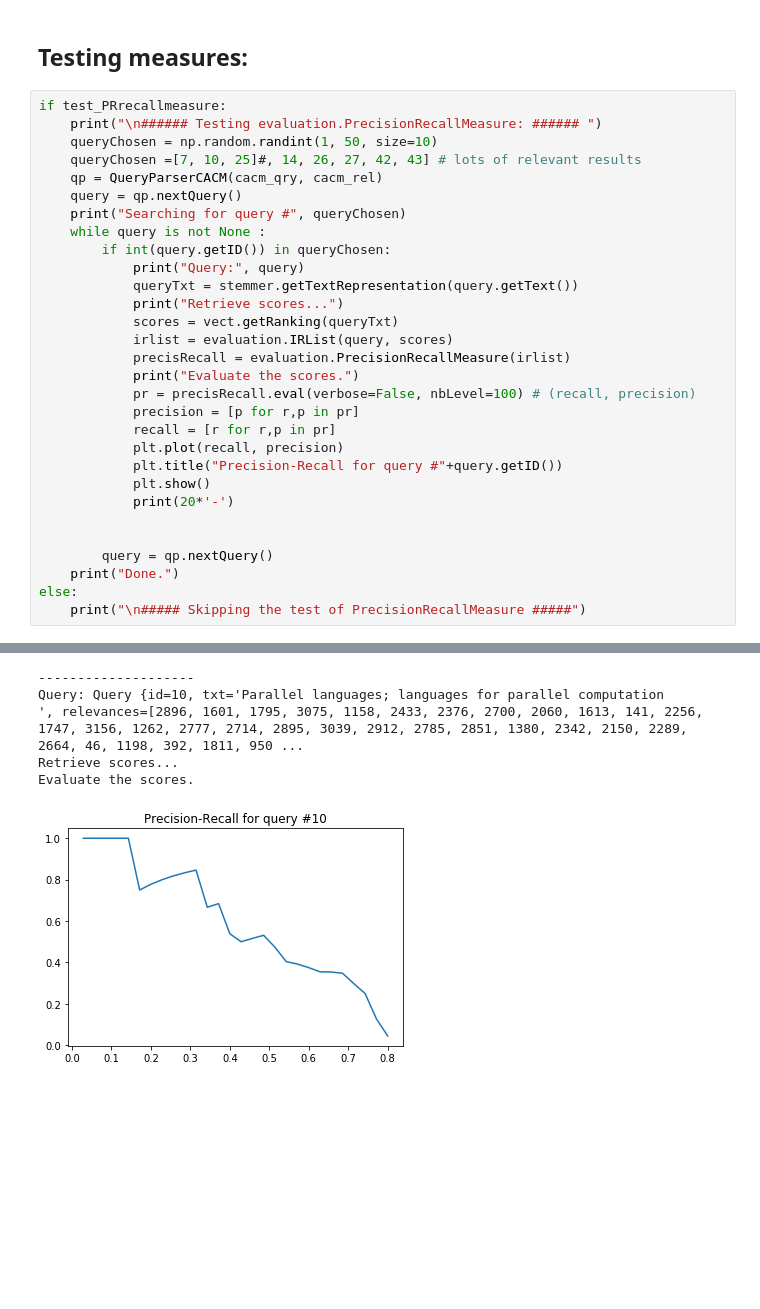
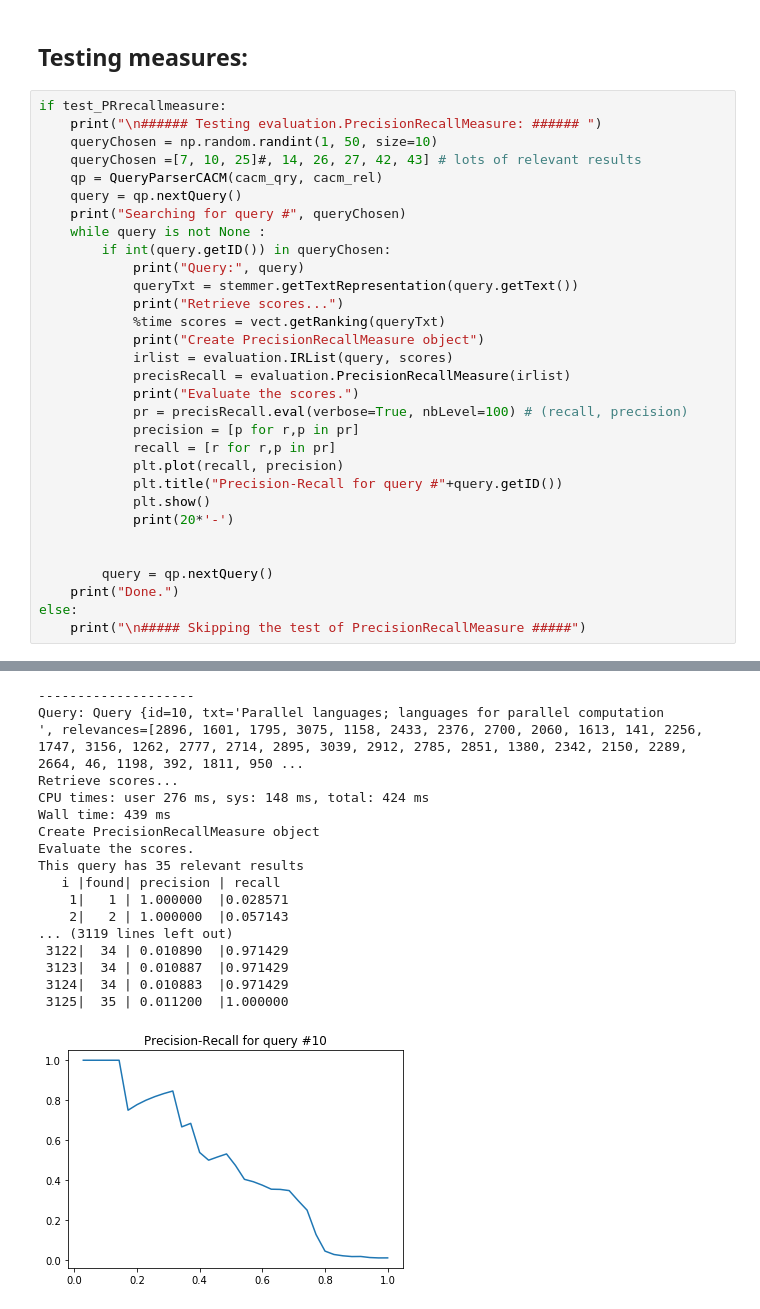
Before and after one commit to LoicH/RI, a Jupyter notebook: 1-text/main.ipynb, the cells around one changed output, grey strips where cells are left out. Saved outputs shown, nothing was run; the diff lists cells and outputs as text; blank space fills up the shorter version.

```diff
--- a/1-text/main.ipynb
+++ b/1-text/main.ipynb
@@ -193,11 +187,12 @@ if test_PRrecallmeasure:
             print("Query:", query)
             queryTxt = stemmer.getTextRepresentation(query.getText())
             print("Retrieve scores...")
-            scores = vect.getRanking(queryTxt)
+            %time scores = vect.getRanking(queryTxt)
+            print("Create PrecisionRecallMeasure object")
             irlist = evaluation.IRList(query, scores)
             precisRecall = evaluation.PrecisionRecallMeasure(irlist)
             print("Evaluate the scores.")
-            pr = precisRecall.eval(verbose=False, nbLevel=100) # (recall, precision)
+            pr = precisRecall.eval(verbose=True, nbLevel=100) # (recall, precision)
             precision = [p for r,p in pr]
             recall = [r for r,p in pr]
             plt.plot(recall, precision)
@@ -224,9 +227,21 @@ Evaluate the scores.
 --------------------
 Query: Query {id=10, txt='Parallel languages; languages for parallel computation
 ', relevances=[2896, 1601, 1795, 3075, 1158, 2433, 2376, 2700, 2060, 1613, 141, 2256, 1747, 3156, 1262, 2777, 2714, 2895, 3039, 2912, 2785, 2851, 1380, 2342, 2150, 2289, 2664, 46, 1198, 392, 1811, 950 ...
 Retrieve scores...
+CPU times: user 276 ms, sys: 148 ms, total: 424 ms
+Wall time: 439 ms
+Create PrecisionRecallMeasure object
 Evaluate the scores.
+This query has 35 relevant results
+   i |found| precision | recall
+    1|   1 | 1.000000  |0.028571
+    2|   2 | 1.000000  |0.057143
+... (3119 lines left out)
+ 3122|  34 | 0.010890  |0.971429
+ 3123|  34 | 0.010887  |0.971429
+ 3124|  34 | 0.010883  |0.971429
+ 3125|  35 | 0.011200  |1.000000
-[figure, old version]
+[figure, new version]
 --------------------
 Query: Query {id=25, txt='Performance evaluation and modelling of computer systems
 ', relevances=[1408, 2434, 1901, 268, 1805, 2318, 2319, 3088, 3089, 2452, 1518, 2582, 2818, 2095, 1698, 1572, 2085, 2984, 2218, 2859, 2988, 2862, 2863, 2996, 2741, 2358, 1719, 3006, 1653, 2881, 963, 2 ...
```
Also changed, not shown: parts of 8 cells of this notebook, 3 other files.
